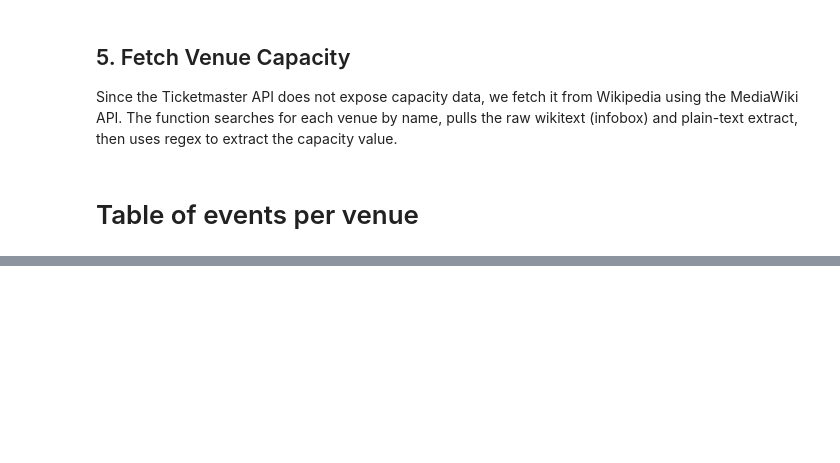
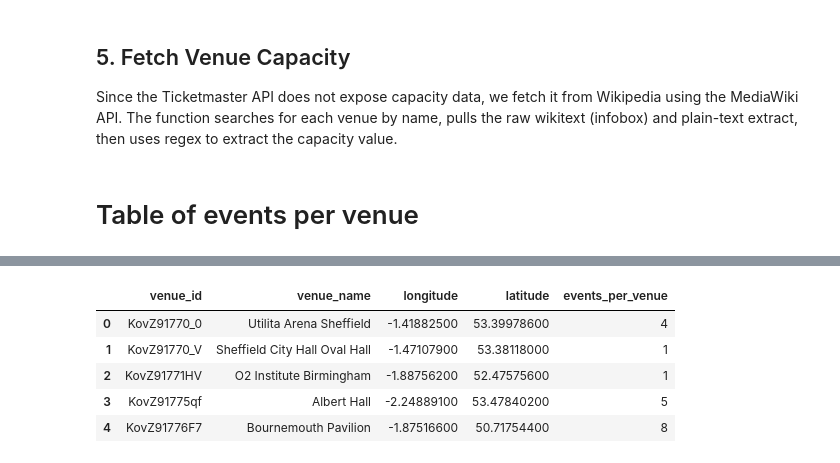
Before and after one commit to Monomil/EventIntelligence, a Jupyter notebook: ticketmaster.ipynb, the cells around one changed output, grey strips where cells are left out. Saved outputs shown, nothing was run; the diff lists cells and outputs as text; code cells hidden in the pictures; blank space fills up the shorter version.

```diff
--- a/ticketmaster.ipynb
+++ b/ticketmaster.ipynb
@@ -225,3 +241,13 @@ NameError: name 'df_events' is not defined
+# %%
+venue_counts = df_dropped.groupby(['venue_id','venue_name','longitude', 'latitude']).size().reset_index(name='events_per_venue')
+venue_counts.head()
+# %% [output]
+|  | venue_id | venue_name | longitude | latitude | events_per_venue |
+| 0 | KovZ91770_0 | Utilita Arena Sheffield | -1.41882500 | 53.39978600 | 4 |
+| 1 | KovZ91770_V | Sheffield City Hall Oval Hall | -1.47107900 | 53.38118000 | 1 |
+| 2 | KovZ91771HV | O2 Institute Birmingham | -1.88756200 | 52.47575600 | 1 |
+| 3 | KovZ91775qf | Albert Hall | -2.24889100 | 53.47840200 | 5 |
+| 4 | KovZ91776F7 | Bournemouth Pavilion | -1.87516600 | 50.71754400 | 8 |
 # %%
 import plotly.express as px
 
```
Also changed, not shown: parts of 6 cells of this notebook.
